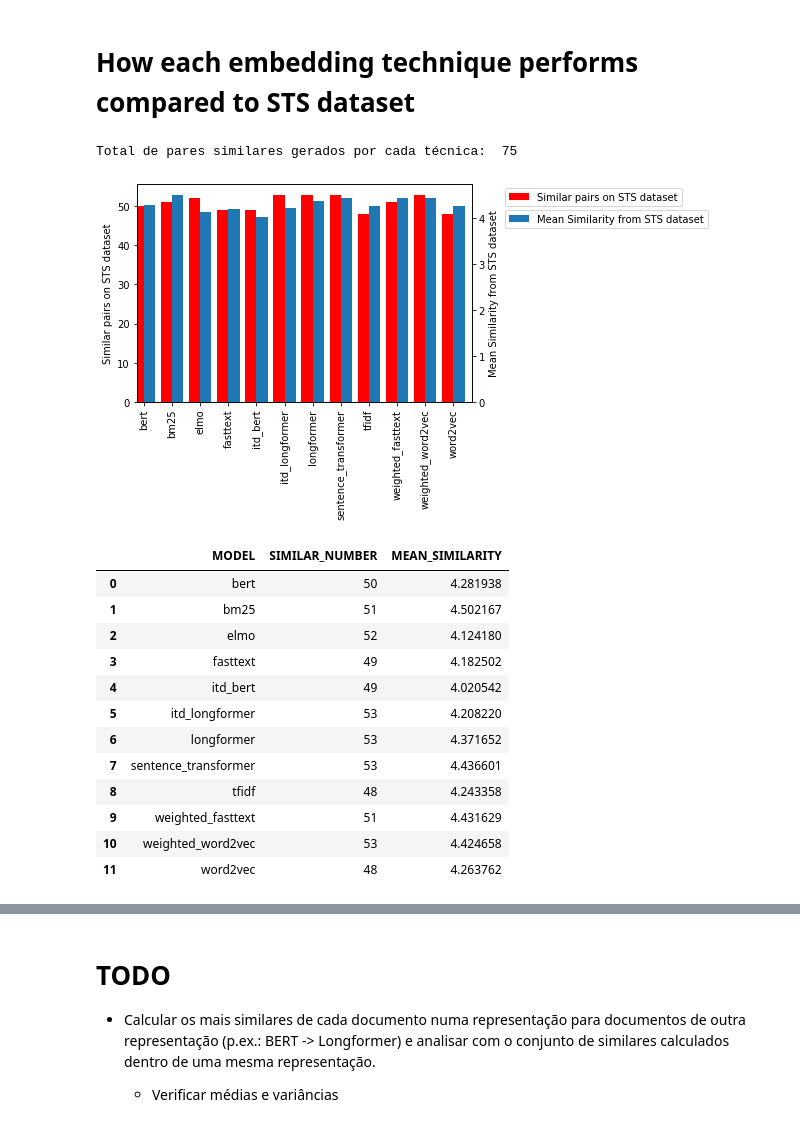
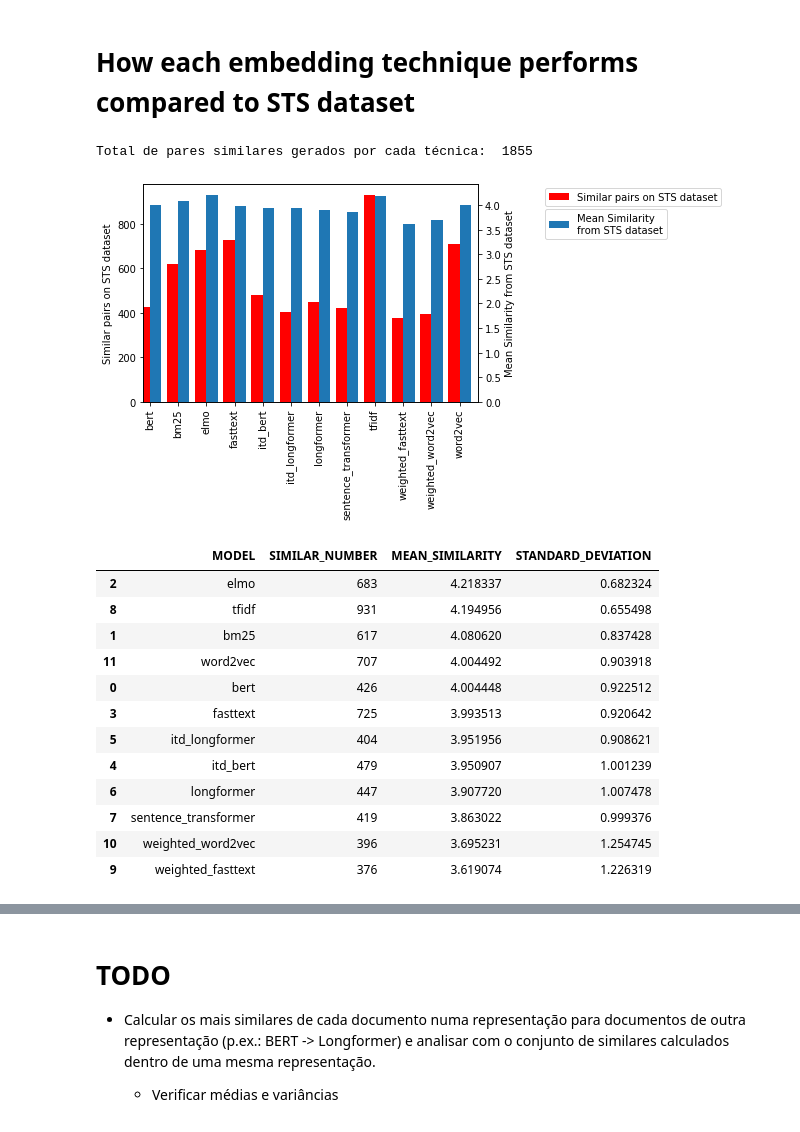
Before and after one commit to danieljunior/techniques_comparision_for_Legal_STS, a Jupyter notebook: notebooks/Presentation.ipynb, the cells around one changed output, grey strips where cells are left out. Saved outputs shown, nothing was run; the diff lists cells and outputs as text; code cells hidden in the pictures.

Commit message:
Adicionando análises de resultados

```diff
--- a/notebooks/Presentation.ipynb
+++ b/notebooks/Presentation.ipynb
@@ -243,7 +243,7 @@ A primeira análise será realizada a partir dos dados do TCU.
 
 <p style='font-size:10px'>¹ Alexander Lex, Nils Gehlenborg, Hendrik Strobelt, Romain Vuillemot, Hanspeter Pfister, UpSet: Visualization of Intersecting Sets, IEEE Transactions on Visualization and Computer Graphics (InfoVis ‘14), vol. 20, no. 12, pp. 1983–1992, 2014. doi: doi.org/10.1109/TVCG.2014.2346248</p>
 # %%
-similarities = pd.read_csv("../results/tcu_similarities.csv", index_col=0)
+similarities = pd.read_csv("../results/results/tcu_similarities.csv", index_col=0)
 models_dict = {}
 for model_name, model_pairs in similarities.groupby("MODEL_NAME"):
     pairs = []
@@ -316,22 +320,16 @@ def get_cmap(n, name='hsv'):
     RGB color; the keyword argument name must be a standard mpl colormap name.'''
     return plt.cm.get_cmap(name, n)
 
+tcu_data = pd.read_csv('../datasets/jurisprudencias_tcu_final.csv')
 juris_enc = tcu_data.ENUNCIADO.astype('category').cat.codes.tolist()
 cmap = get_cmap(len(list(set(juris_enc))))
 juris_colors = [cmap(i) for i in juris_enc]
 
-print(data["tcu_bert.ann"])
-
-plt.scatter(data["tcu_bert.ann"][:, 0], data["tcu_bert.ann"][:, 1],
-#             c=juris_colors,
-            marker=".", label="bert")
-plt.scatter(
-    data["tcu_longformer.ann"][:, 0], data["tcu_longformer.ann"][:, 1],
-#     c=juris_colors,
-    marker="x", label="longformer",
-#     alpha=0.1
-)
-
-legend = plt.legend(loc=(1.04, 0))
-plt.show()
+for k, v in data.items():
+    plt.scatter(v[:, 0], v[:, 1],
+                c=juris_colors,
+                marker=".", label=k)
+#     legend = plt.legend(loc=(1.04, 0))
+    legend = plt.legend(loc=(1.01, 0.9))
+    plt.show()
 # %% [output]
@@ -415,9 +392,9 @@ SIMILAR_INDEX = 1
 
 sts_similarities = {}
 
-for model, data in similarities.groupby("MODEL_NAME"):
+for model, s_data in similarities.groupby("MODEL_NAME"):
     pairs_score = []
-    for i, row in data.iterrows():
+    for i, row in s_data.iterrows():
         sentence_A = tcu_data.iloc[row[SOURCE_INDEX]].VOTO
         sentence_B = tcu_data.iloc[row[SIMILAR_INDEX]].VOTO
         pair = tcu_sts[
@@ -433,54 +410,48 @@ for model, data in similarities.groupby("MODEL_NAME"):
 
 scores_stats = []
 for model, scores in sts_similarities.items():
-    #     print(model)
-    #     print('Total de scores: ', len(scores))
     similars = [x for x in sts_similarities[model] if x != 0]
     non_similars = [x for x in sts_similarities[model] if x == 0]
-    #     print('Total pares com alguma similaridade: ', len(similars))
-    #     print('Média da Similaridade: ', np.mean(similars))
-    #     print('Total pares sem similaridade atestada: ', len(non_similars))
-    #     print('\n')
-    scores_stats.append([model, len(similars), np.mean(similars)])
+    scores_stats.append([model, len(similars), np.mean(similars), np.std(similars)])
 # %%
 print(
     "Total de pares similares gerados por cada técnica: ", len(sts_similarities["bert"])
 )
 print("\n")
-df = pd.DataFrame(scores_stats, columns=["MODEL", "SIMILAR_NUMBER", "MEAN_SIMILARITY"])
+df = pd.DataFrame(scores_stats, columns=["MODEL", "SIMILAR_NUMBER", "MEAN_SIMILARITY", "STANDARD_DEVIATION"])
 fig = pyplot.figure()  # Create matplotlib figure
 
 ax = fig.add_subplot(111)  # Create matplotlib axes
 ax2 = ax.twinx()  # Create another axes that shares the same x-axis as ax.
 
 width = 0.4
 
 df.SIMILAR_NUMBER.plot(kind="bar", color="red", ax=ax, width=width, position=1)
 df.MEAN_SIMILARITY.plot(kind="bar", ax=ax2, width=width, position=0)
 
 ax.set_ylabel("Similar pairs on STS dataset")
 ax2.set_ylabel("Mean Similarity from STS dataset")
 
 ax.set_xticklabels(df.MODEL)
 
-ax.legend(["Similar pairs on STS dataset"], loc=(1.1, 0.9))
-ax2.legend(["Mean Similarity from STS dataset"], loc=(1.1, 0.8))
+ax.legend(["Similar pairs on STS dataset"], loc=(1.2, 0.9))
+ax2.legend(["Mean Similarity \nfrom STS dataset"], loc=(1.2, 0.75))
 # fig.tight_layout()
 plt.show()
-df
+df.sort_values(by=['MEAN_SIMILARITY'],ascending=False)
 # %% [output]
-Total de pares similares gerados por cada técnica:  75
+Total de pares similares gerados por cada técnica:  1855
-[figure, old version]
+[figure, new version]
-|  | MODEL | SIMILAR_NUMBER | MEAN_SIMILARITY |
-| 0 | bert | 50 | 4.281938 |
-| 1 | bm25 | 51 | 4.502167 |
-| 2 | elmo | 52 | 4.124180 |
-| 3 | fasttext | 49 | 4.182502 |
-| 4 | itd_bert | 49 | 4.020542 |
-| 5 | itd_longformer | 53 | 4.208220 |
-| 6 | longformer | 53 | 4.371652 |
-| 7 | sentence_transformer | 53 | 4.436601 |
-| 8 | tfidf | 48 | 4.243358 |
-| 9 | weighted_fasttext | 51 | 4.431629 |
-| 10 | weighted_word2vec | 53 | 4.424658 |
-| 11 | word2vec | 48 | 4.263762 |
+|  | MODEL | SIMILAR_NUMBER | MEAN_SIMILARITY | STANDARD_DEVIATION |
+| 2 | elmo | 683 | 4.218337 | 0.682324 |
+| 8 | tfidf | 931 | 4.194956 | 0.655498 |
+| 1 | bm25 | 617 | 4.080620 | 0.837428 |
+| 11 | word2vec | 707 | 4.004492 | 0.903918 |
+| 0 | bert | 426 | 4.004448 | 0.922512 |
+| 3 | fasttext | 725 | 3.993513 | 0.920642 |
+| 5 | itd_longformer | 404 | 3.951956 | 0.908621 |
+| 4 | itd_bert | 479 | 3.950907 | 1.001239 |
+| 6 | longformer | 447 | 3.907720 | 1.007478 |
+| 7 | sentence_transformer | 419 | 3.863022 | 0.999376 |
+| 10 | weighted_word2vec | 396 | 3.695231 | 1.254745 |
+| 9 | weighted_fasttext | 376 | 3.619074 | 1.226319 |
```
Also changed, not shown: parts of 18 cells of this notebook, 2 other files.
